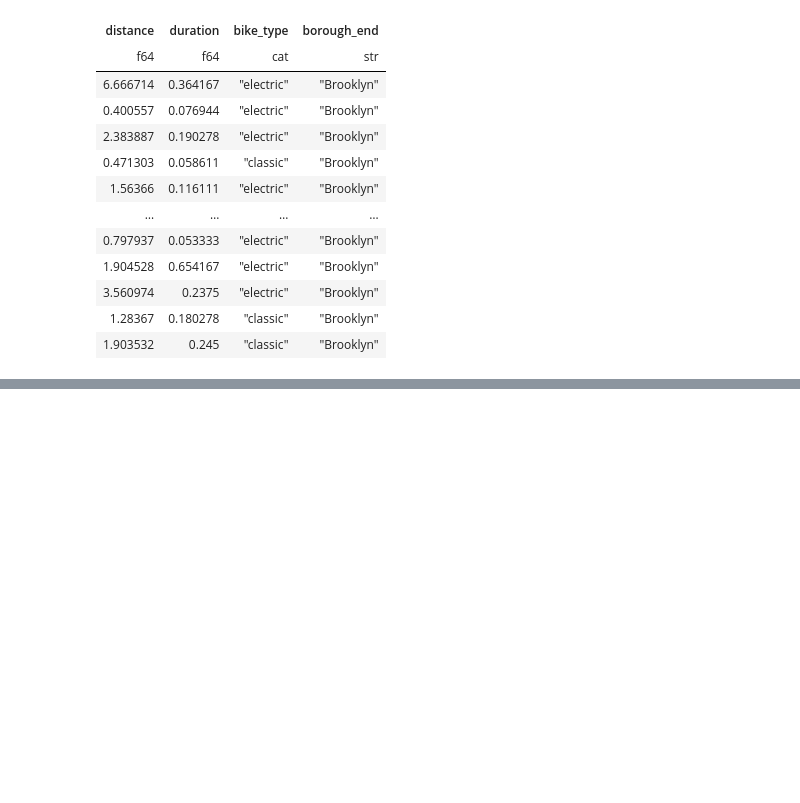
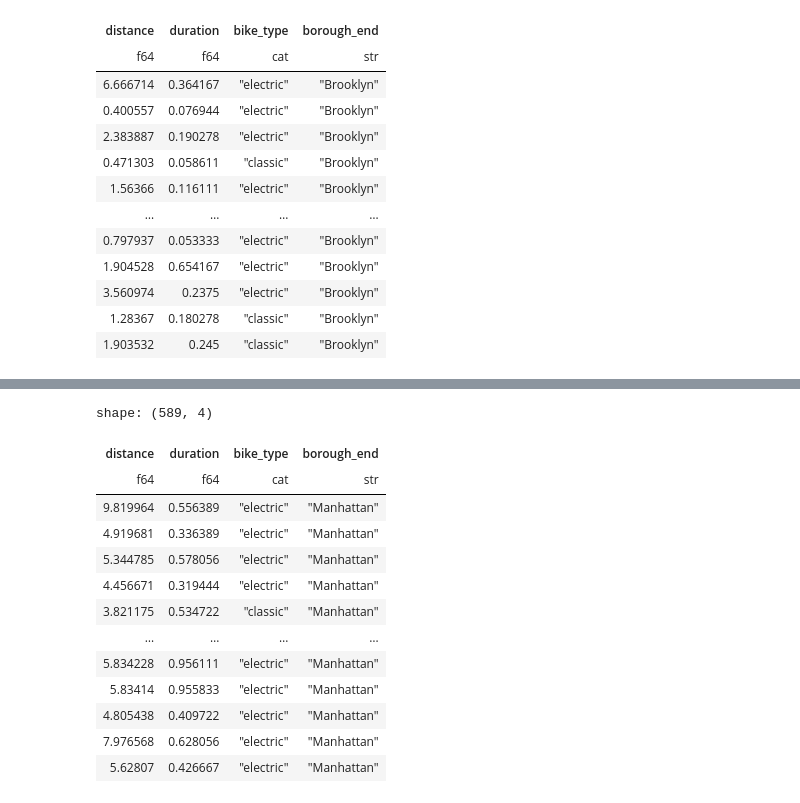
Before and after one commit to finlaymcalpine/PyDataTalks, a Jupyter notebook: nyhackr-05-07-2024.ipynb, the cells around one changed output, grey strips where cells are left out. Cells and saved outputs as stored; diff of their text form; code cells hidden in the pictures; blank space fills up the shorter version.

```diff
--- a/nyhackr-05-07-2024.ipynb
+++ b/nyhackr-05-07-2024.ipynb
@@ -331,7 +348,9 @@ shape: (2_730_608, 16)
 | "electric" | "casual" | 2024-03-31 23:59:57 | 2024-04-01 00:15:39 | 15m 42s | "Hart St & Wyckoff Ave" | "Monroe St & Bedford Ave" | ... |
 | "classic" | "casual" | 2024-03-31 23:59:58 | 2024-04-01 00:01:38 | 1m 40s | "5 Ave & E 30 St" | "5 Ave & E 30 St" | ... |
 # %%
-trip_speed = trip_data.filter(pl.col("neighborhood_start") == "Red Hook").select(
+neighborhood = "Red Hook"
+
+trip_speed = trip_data.filter(pl.col("neighborhood_start") == neighborhood).select(
     pl.col("distance"),
     pl.col("duration").dt.total_seconds() / 3600,  # time in hours. why is total_seconds() better than total_minutes()?
     pl.col("bike_type"),
@@ -359,0 +388,21 @@ trip_speed.plot.scatter(x="distance", y="duration", color="bike_type", ylim=(0,2
+# %%
+"""
+If we want to see all the columns of the DataFrame, subject to some filter on the row values, we don't need to use a select statement.
+E.g. let's look at all the trips originating in Red Hook where the ending borough is not Brooklyn.
+"""
+trip_speed.filter(~pl.col("borough_end").is_in(["Brooklyn"]))
+# %% [output]
+shape: (589, 4)
+| distance | duration | bike_type | borough_end |
+| f64 | f64 | cat | str |
+| 9.819964 | 0.556389 | "electric" | "Manhattan" |
+| 4.919681 | 0.336389 | "electric" | "Manhattan" |
+| 5.344785 | 0.578056 | "electric" | "Manhattan" |
+| 4.456671 | 0.319444 | "electric" | "Manhattan" |
+| 3.821175 | 0.534722 | "classic" | "Manhattan" |
+| … | … | … | … |
+| 5.834228 | 0.956111 | "electric" | "Manhattan" |
+| 5.83414 | 0.955833 | "electric" | "Manhattan" |
+| 4.805438 | 0.409722 | "electric" | "Manhattan" |
+| 7.976568 | 0.628056 | "electric" | "Manhattan" |
+| 5.62807 | 0.426667 | "electric" | "Manhattan" |
```
Also changed, not shown: parts of 13 cells of this notebook, 1 other file.
